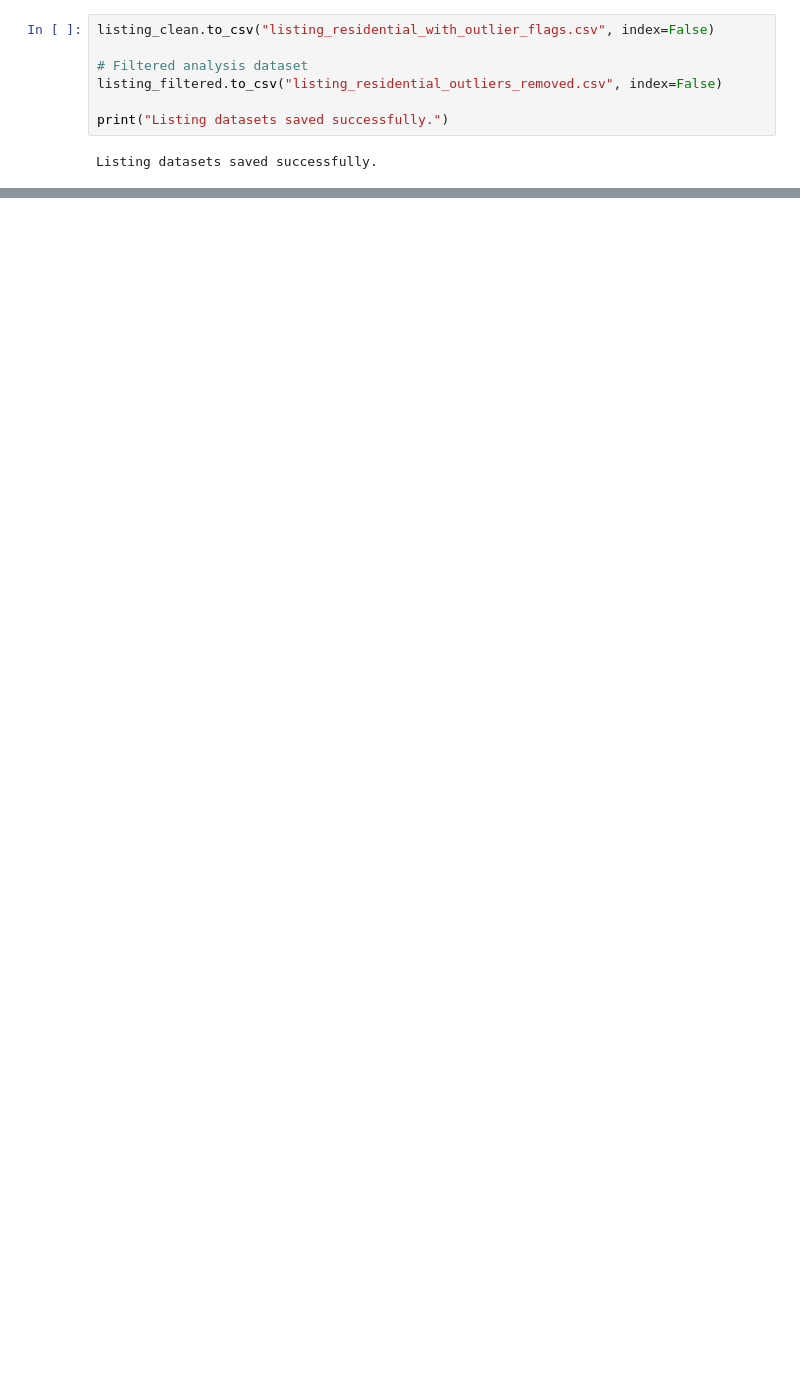
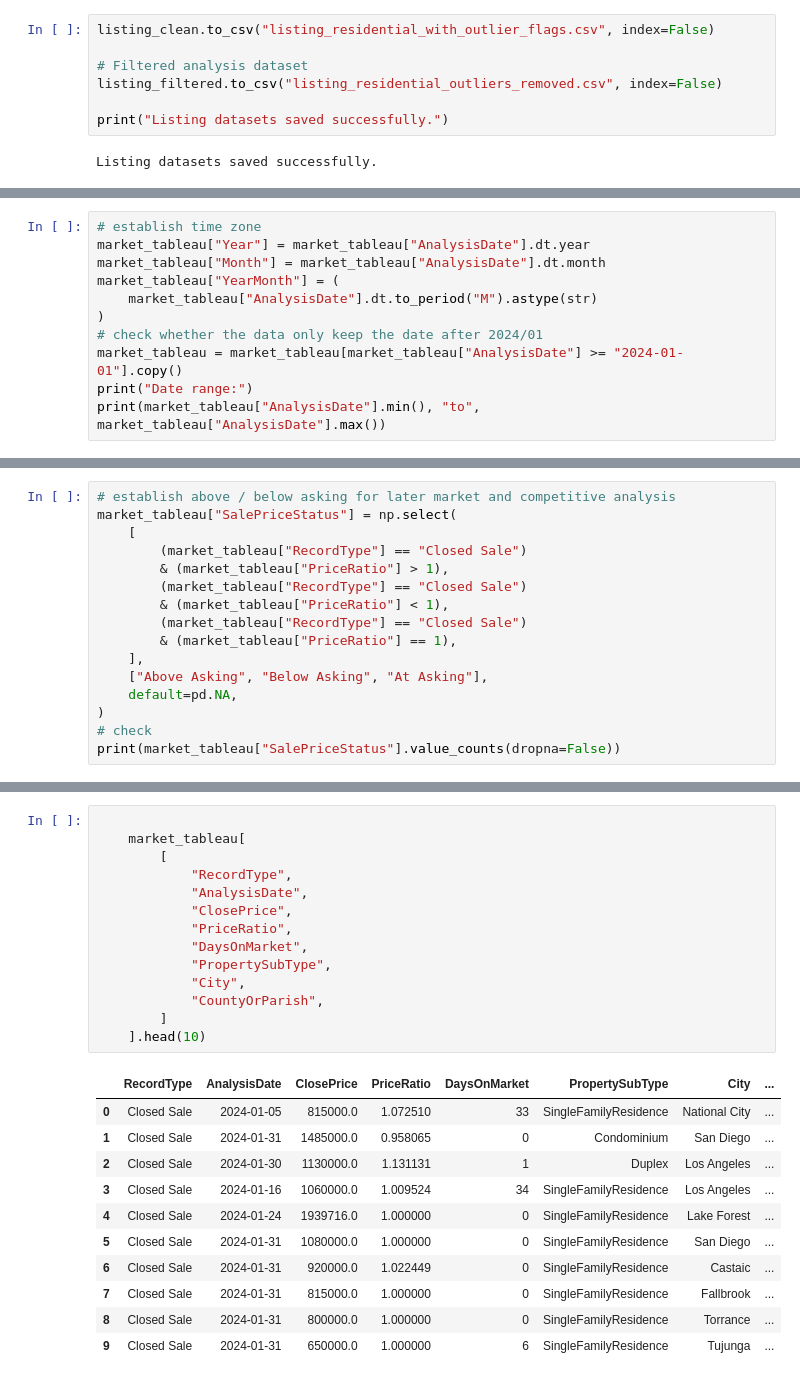
Before and after one commit to rsm-hstseng/IDXExchange-summer-da49, a Jupyter notebook: EDA.ipynb, the cells around one changed output, grey strips where cells are left out. Drawn from its saved outputs; the diff is of its cells as text; blank space fills up the shorter version.

Commit message:
tableau updated

```diff
--- a/EDA.ipynb
+++ b/EDA.ipynb
@@ -2586,0 +2666,11 @@ Listing datasets saved successfully.
+# %%
+# establish time zone
+market_tableau["Year"] = market_tableau["AnalysisDate"].dt.year
+market_tableau["Month"] = market_tableau["AnalysisDate"].dt.month
+market_tableau["YearMonth"] = (
+    market_tableau["AnalysisDate"].dt.to_period("M").astype(str)
+)
+# check whether the data only keep the date after 2024/01
+market_tableau = market_tableau[market_tableau["AnalysisDate"] >= "2024-01-01"].copy()
+print("Date range:")
+print(market_tableau["AnalysisDate"].min(), "to", market_tableau["AnalysisDate"].max())
@@ -2586,0 +2680,16 @@ Listing datasets saved successfully.
+# %%
+# establish above / below asking for later market and competitive analysis
+market_tableau["SalePriceStatus"] = np.select(
+    [
+        (market_tableau["RecordType"] == "Closed Sale")
+        & (market_tableau["PriceRatio"] > 1),
+        (market_tableau["RecordType"] == "Closed Sale")
+        & (market_tableau["PriceRatio"] < 1),
+        (market_tableau["RecordType"] == "Closed Sale")
+        & (market_tableau["PriceRatio"] == 1),
+    ],
+    ["Above Asking", "Below Asking", "At Asking"],
+    default=pd.NA,
+)
+# check
+print(market_tableau["SalePriceStatus"].value_counts(dropna=False))
@@ -2586,0 +2742,26 @@ Listing datasets saved successfully.
+# %%
+
+    market_tableau[
+        [
+            "RecordType",
+            "AnalysisDate",
+            "ClosePrice",
+            "PriceRatio",
+            "DaysOnMarket",
+            "PropertySubType",
+            "City",
+            "CountyOrParish",
+        ]
+    ].head(10)
+# %% [output]
+|  | RecordType | AnalysisDate | ClosePrice | PriceRatio | DaysOnMarket | PropertySubType | City | ... |
+| 0 | Closed Sale | 2024-01-05 | 815000.0 | 1.072510 | 33 | SingleFamilyResidence | National City | ... |
+| 1 | Closed Sale | 2024-01-31 | 1485000.0 | 0.958065 | 0 | Condominium | San Diego | ... |
+| 2 | Closed Sale | 2024-01-30 | 1130000.0 | 1.131131 | 1 | Duplex | Los Angeles | ... |
+| 3 | Closed Sale | 2024-01-16 | 1060000.0 | 1.009524 | 34 | SingleFamilyResidence | Los Angeles | ... |
+| 4 | Closed Sale | 2024-01-24 | 1939716.0 | 1.000000 | 0 | SingleFamilyResidence | Lake Forest | ... |
+| 5 | Closed Sale | 2024-01-31 | 1080000.0 | 1.000000 | 0 | SingleFamilyResidence | San Diego | ... |
+| 6 | Closed Sale | 2024-01-31 | 920000.0 | 1.022449 | 0 | SingleFamilyResidence | Castaic | ... |
+| 7 | Closed Sale | 2024-01-31 | 815000.0 | 1.000000 | 0 | SingleFamilyResidence | Fallbrook | ... |
+| 8 | Closed Sale | 2024-01-31 | 800000.0 | 1.000000 | 0 | SingleFamilyResidence | Torrance | ... |
+| 9 | Closed Sale | 2024-01-31 | 650000.0 | 1.000000 | 6 | SingleFamilyResidence | Tujunga | ... |
```
Also changed, not shown: parts of 15 cells of this notebook.
